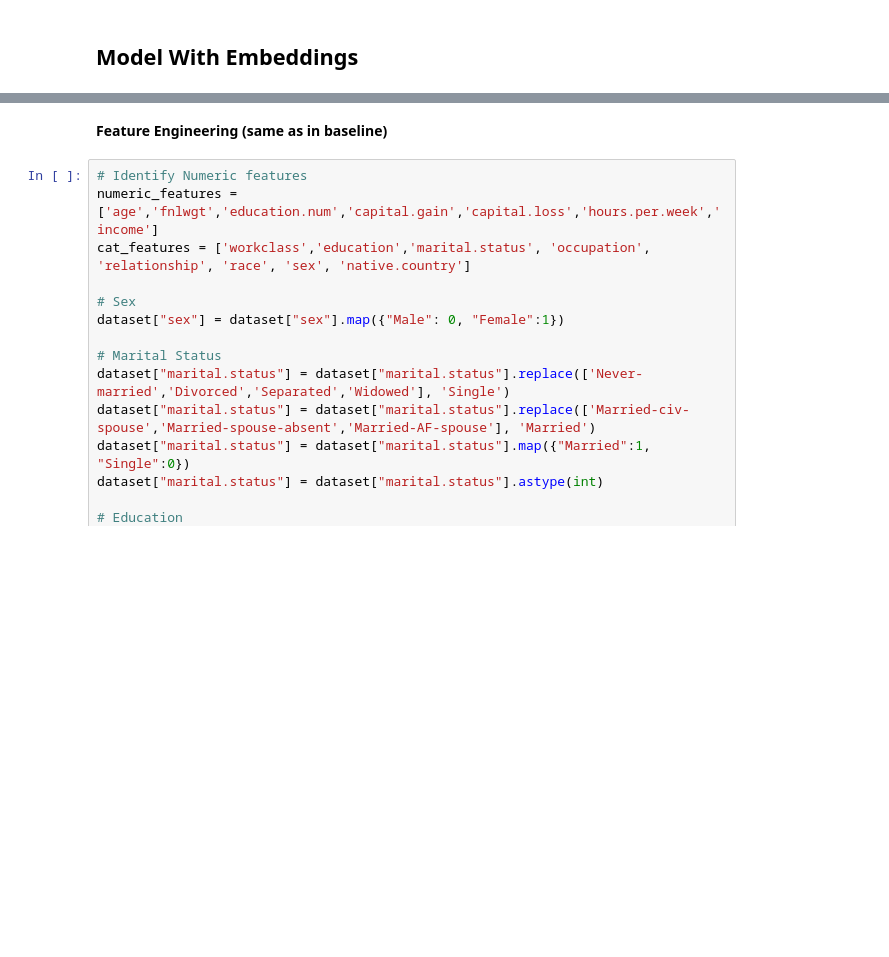
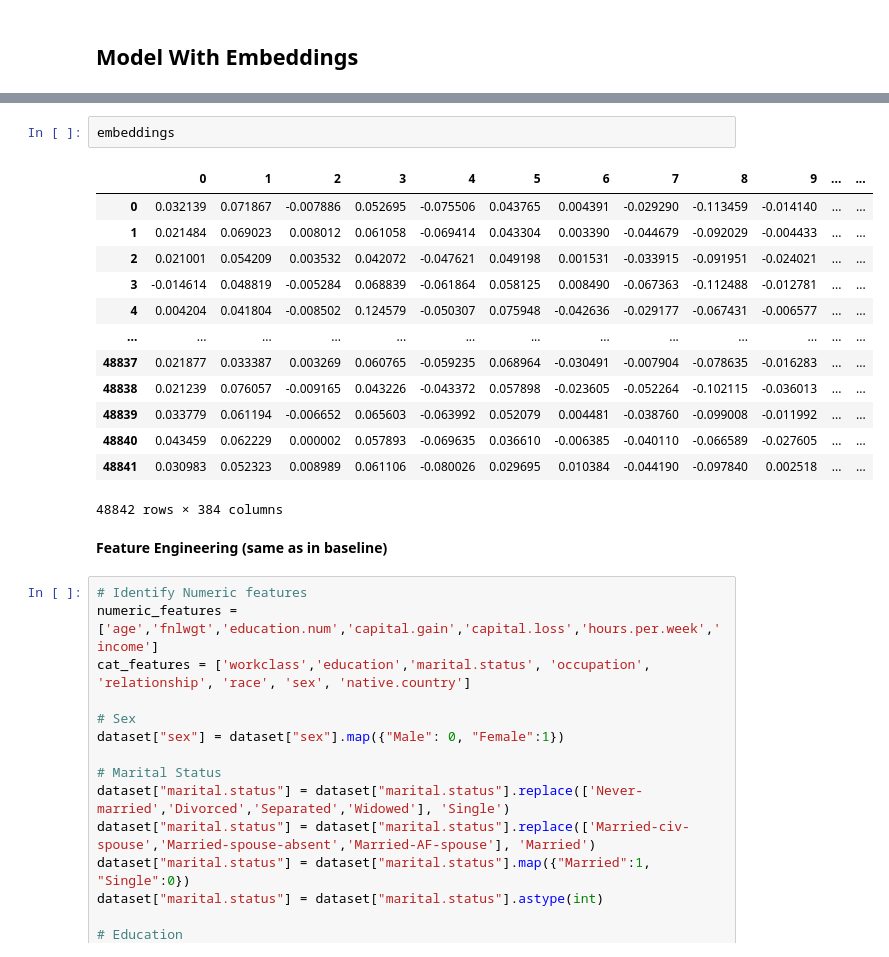
Before and after one commit to giorgiodemarchi/TabText-Experiments, a Jupyter notebook: Tabtext_model.ipynb, the cells around one changed output, grey strips where cells are left out. Cells and saved outputs as stored; diff of their text form; blank space fills up the shorter version.

Commit message:
Models with new embeddings

```diff
--- a/Tabtext_model.ipynb
+++ b/Tabtext_model.ipynb
@@ -401,3 +552,19 @@ dataset = features_df.copy()
+# %%
+embeddings
+# %% [output]
+|  | 0 | 1 | 2 | 3 | 4 | 5 | 6 | 7 | 8 | 9 | ... | ... |
+| 0 | 0.032139 | 0.071867 | -0.007886 | 0.052695 | -0.075506 | 0.043765 | 0.004391 | -0.029290 | -0.113459 | -0.014140 | ... | ... |
+| 1 | 0.021484 | 0.069023 | 0.008012 | 0.061058 | -0.069414 | 0.043304 | 0.003390 | -0.044679 | -0.092029 | -0.004433 | ... | ... |
+| 2 | 0.021001 | 0.054209 | 0.003532 | 0.042072 | -0.047621 | 0.049198 | 0.001531 | -0.033915 | -0.091951 | -0.024021 | ... | ... |
+| 3 | -0.014614 | 0.048819 | -0.005284 | 0.068839 | -0.061864 | 0.058125 | 0.008490 | -0.067363 | -0.112488 | -0.012781 | ... | ... |
+| 4 | 0.004204 | 0.041804 | -0.008502 | 0.124579 | -0.050307 | 0.075948 | -0.042636 | -0.029177 | -0.067431 | -0.006577 | ... | ... |
+| ... | ... | ... | ... | ... | ... | ... | ... | ... | ... | ... | ... | ... |
+| 48837 | 0.021877 | 0.033387 | 0.003269 | 0.060765 | -0.059235 | 0.068964 | -0.030491 | -0.007904 | -0.078635 | -0.016283 | ... | ... |
+| 48838 | 0.021239 | 0.076057 | -0.009165 | 0.043226 | -0.043372 | 0.057898 | -0.023605 | -0.052264 | -0.102115 | -0.036013 | ... | ... |
+| 48839 | 0.033779 | 0.061194 | -0.006652 | 0.065603 | -0.063992 | 0.052079 | 0.004481 | -0.038760 | -0.099008 | -0.011992 | ... | ... |
+| 48840 | 0.043459 | 0.062229 | 0.000002 | 0.057893 | -0.069635 | 0.036610 | -0.006385 | -0.040110 | -0.066589 | -0.027605 | ... | ... |
+| 48841 | 0.030983 | 0.052323 | 0.008989 | 0.061106 | -0.080026 | 0.029695 | 0.010384 | -0.044190 | -0.097840 | 0.002518 | ... | ... |
+48842 rows × 384 columns
 # %% [markdown]
 **Feature Engineering (same as in baseline)**
 # %%
```
Also changed, not shown: parts of 22 cells of this notebook.
